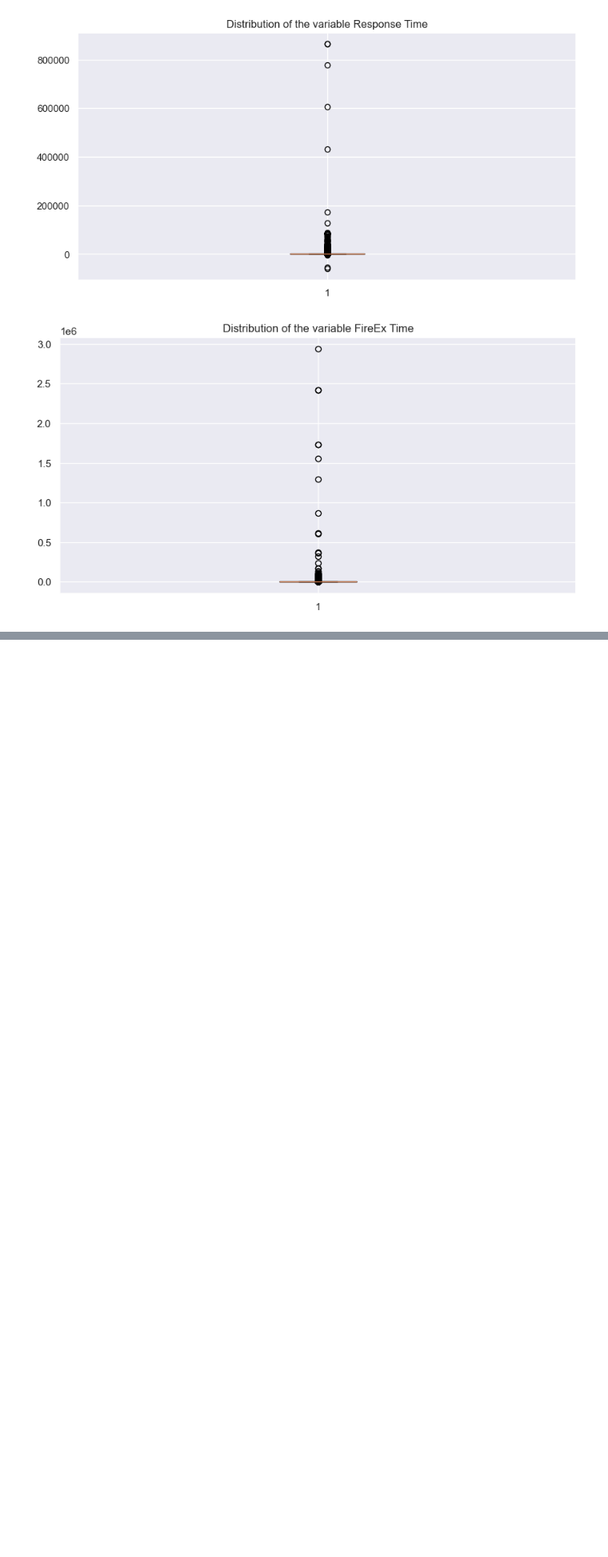
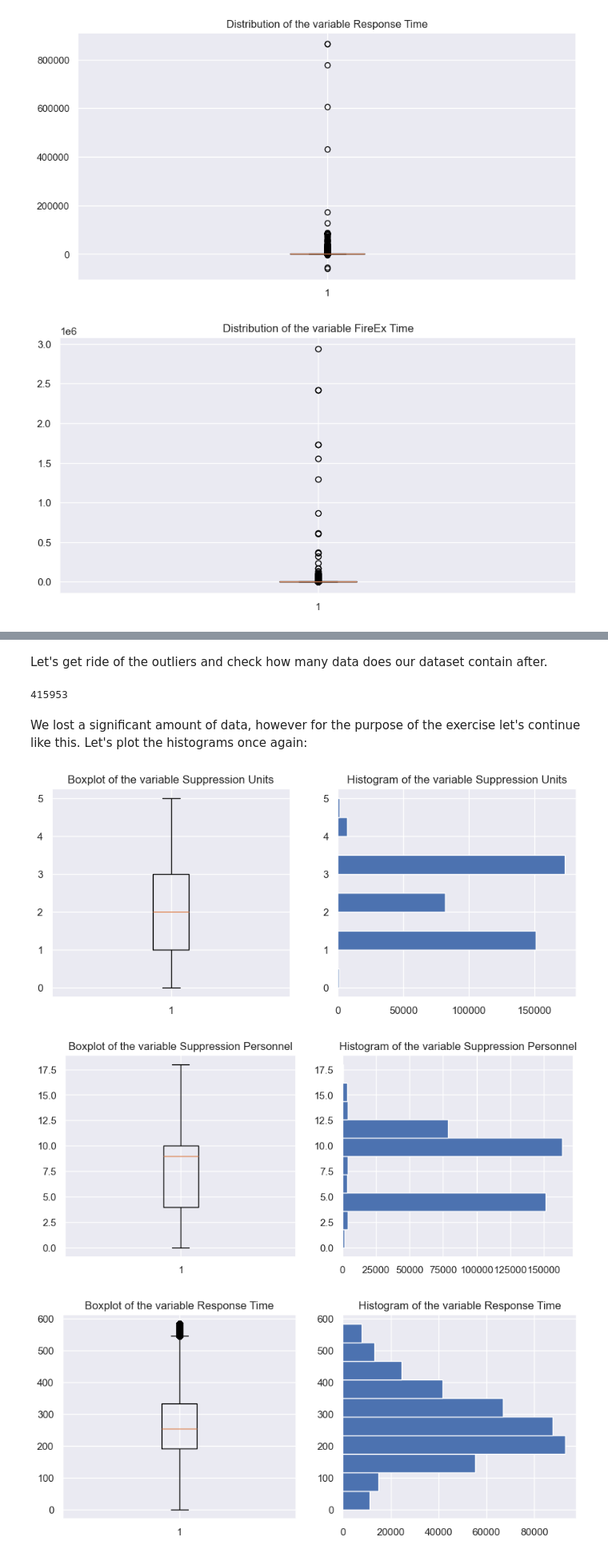
Before and after one commit to dpico02/Exploring-sf-firecalls, a Jupyter notebook: Exploring.ipynb, the cells around one changed output, grey strips where cells are left out. Shown: that part at 80% size. Cells and saved outputs as stored; diff of their text form; code cells hidden in the pictures; blank space fills up the shorter version.

Commit message:
Adding a Requirements file and a second version of the exploring notebook, creating boxplots combined and eliminating outliers

```diff
--- a/Exploring.ipynb
+++ b/Exploring.ipynb
@@ -187,0 +190,12 @@ box(df_firecalls.iloc[:,numeric_cols])
+# %%
+
+#Calculating the interquartile range of each variable
+cols = ['Suppression Units', 'Suppression Personnel', 'Response Time', 'FireEx Time']
+q3=df_firecalls[cols].quantile(0.75)
+q1=df_firecalls[cols].quantile(0.25)
+iqr = q3-q1
+print(iqr)
+#count for every variable
+print('\nThe number of rows for the complete dataset is : {}'.format(df_firecalls.shape[0]))
+for col in cols:
+    print('The number of outliers for the variable {} is: {}'.format(col,df_firecalls[df_firecalls[col]>q3[col]+1.5*iqr[col]].shape[0]))
@@ -187,0 +214,34 @@ box(df_firecalls.iloc[:,numeric_cols])
+# %% [markdown]
+Let's get ride of the outliers and check how many data does our dataset contain after.
+# %%
+#Deleting outliers
+for col in cols:
+    df_firecalls= df_firecalls[df_firecalls[col]<q3[col]+1.5*iqr[col]]
+#Eliminating negative values in FireEx Time variable
+df_firecalls=df_firecalls[df_firecalls['FireEx Time']>0]
+#Printing number of rows
+print(df_firecalls.shape[0])
+# %% [output]
+415953
+# %% [markdown]
+We lost a significant amount of data, however for the purpose of the exercise let's continue like this. Let's plot the histograms once again:
+# %%
+def combined_plot(df):
+    names = list(df)
+    i=0
+    for row in df:
+        fig, ax = plt.subplots(1, 2, figsize = (10,4))
+        #Creating the boxplot
+        ax[0].boxplot(df[row])
+        ax[0].set_title('Boxplot of the variable {}'.format(names[i]))
+        #Creating histogram in horizontal orientation
+        ax[1].hist(df[row], orientation='horizontal')
+        ax[1].set_title('Histogram of the variable {}'.format(names[i]))
+        i+=1
+    plt.show()
+
+combined_plot(df_firecalls.iloc[:,numeric_cols])
+# %% [output]
+[figure, added]
+[figure, added]
+[figure, added]
```
Also changed, not shown: parts of 8 cells of this notebook, 1 other file.
